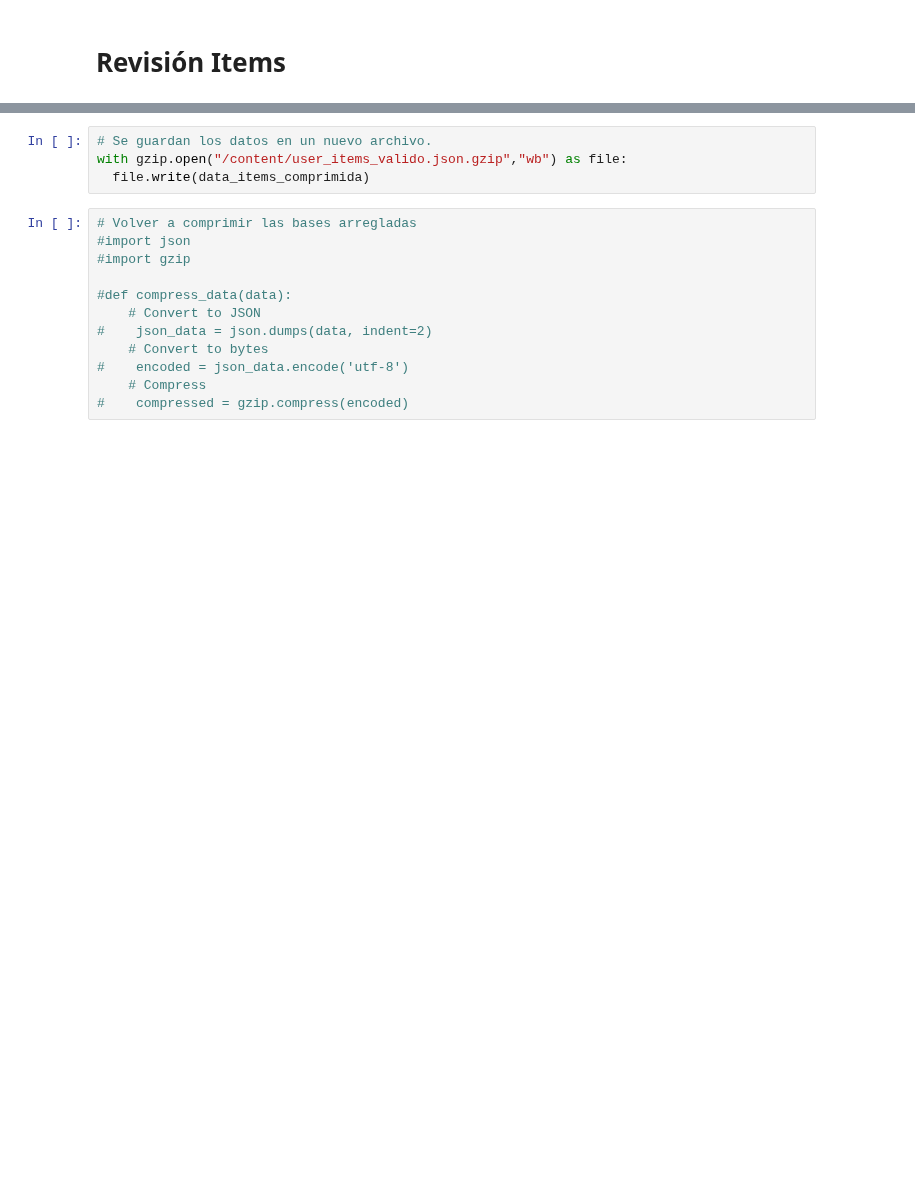
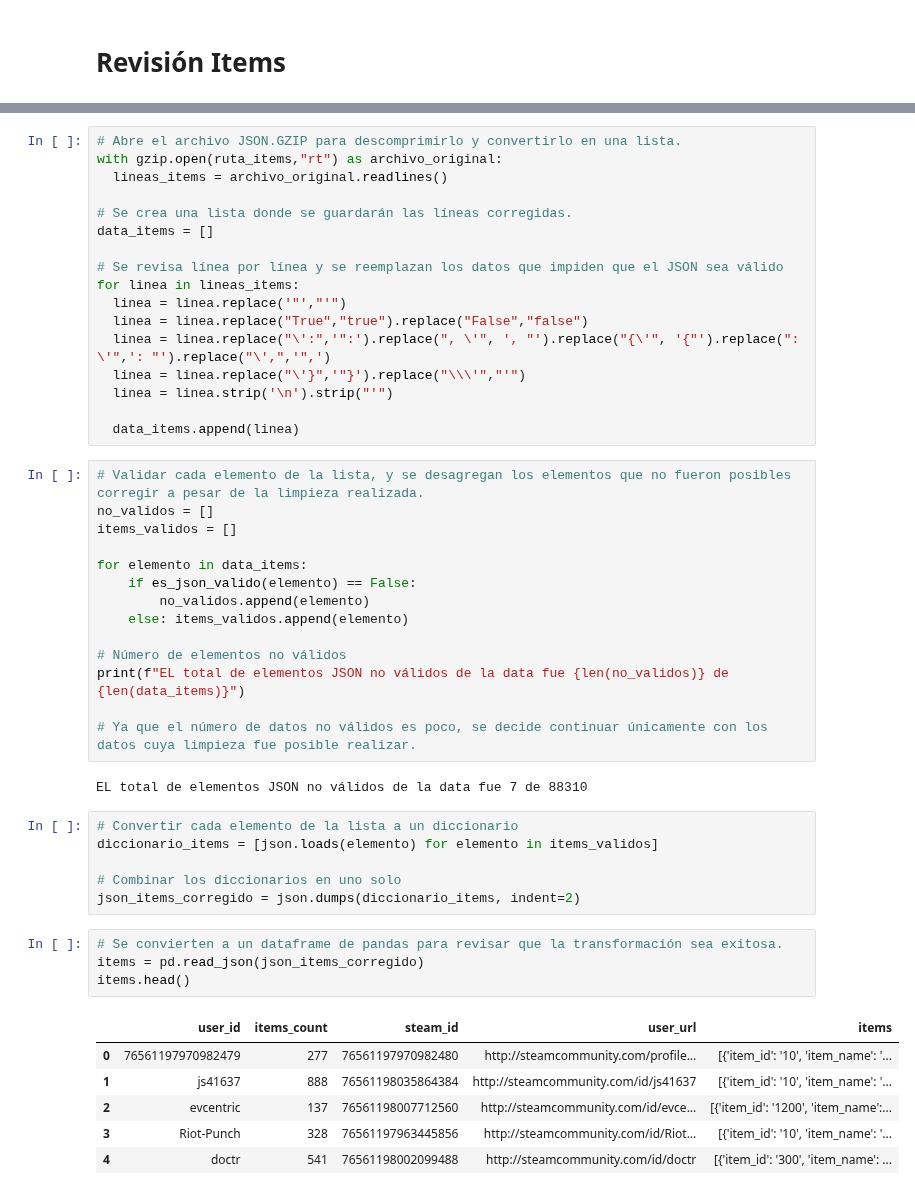
Before and after one commit to DaAnMaGi/PI_ML_OPS, a Jupyter notebook: exploracion/exploracion_inicial.ipynb, the cells around one changed output, grey strips where cells are left out. Saved outputs shown, nothing was run; the diff lists cells and outputs as text; blank space fills up the shorter version.

Commit message:
"Limpieza final para la correcta lectura de los archivos"

```diff
--- a/exploracion/exploracion_inicial.ipynb
+++ b/exploracion/exploracion_inicial.ipynb
@@ -115,16 +145,50 @@ data_items_comprimida = gzip.compress(data_items_json.encode('utf-8'))
-# %%
-# Se guardan los datos en un nuevo archivo.
-with gzip.open("/content/user_items_valido.json.gzip","wb") as file:
-  file.write(data_items_comprimida)
-# %%
-# Volver a comprimir las bases arregladas
-#import json
-#import gzip
-
-#def compress_data(data):
-    # Convert to JSON
-#    json_data = json.dumps(data, indent=2)
-    # Convert to bytes
-#    encoded = json_data.encode('utf-8')
-    # Compress
-#    compressed = gzip.compress(encoded)
+# %%
+# Abre el archivo JSON.GZIP para descomprimirlo y convertirlo en una lista.
+with gzip.open(ruta_items,"rt") as archivo_original:
+  lineas_items = archivo_original.readlines()
+
+# Se crea una lista donde se guardarán las líneas corregidas.
+data_items = []
+
+# Se revisa línea por línea y se reemplazan los datos que impiden que el JSON sea válido
+for linea in lineas_items:
+  linea = linea.replace('"',"'")
+  linea = linea.replace("True","true").replace("False","false")
+  linea = linea.replace("\':",'":').replace(", \'", ', "').replace("{\'", '{"').replace(": \'",': "').replace("\',",'",')
+  linea = linea.replace("\'}",'"}').replace("\\\'","'")
+  linea = linea.strip('\n').strip("'")
+
+  data_items.append(linea)
+# %%
+# Validar cada elemento de la lista, y se desagregan los elementos que no fueron posibles corregir a pesar de la limpieza realizada.
+no_validos = []
+items_validos = []
+
+for elemento in data_items:
+    if es_json_valido(elemento) == False:
+        no_validos.append(elemento)
+    else: items_validos.append(elemento)
+
+# Número de elementos no válidos
+print(f"EL total de elementos JSON no válidos de la data fue {len(no_validos)} de {len(data_items)}")
+
+# Ya que el número de datos no válidos es poco, se decide continuar únicamente con los datos cuya limpieza fue posible realizar.
+# %% [output]
+EL total de elementos JSON no válidos de la data fue 7 de 88310
+# %%
+# Convertir cada elemento de la lista a un diccionario
+diccionario_items = [json.loads(elemento) for elemento in items_validos]
+
+# Combinar los diccionarios en uno solo
+json_items_corregido = json.dumps(diccionario_items, indent=2)
+# %%
+# Se convierten a un dataframe de pandas para revisar que la transformación sea exitosa.
+items = pd.read_json(json_items_corregido)
+items.head()
+# %% [output]
+|  | user_id | items_count | steam_id | user_url | items |
+| 0 | 76561197970982479 | 277 | 76561197970982480 | http://steamcommunity.com/profile... | [{'item_id': '10', 'item_name': '... |
+| 1 | js41637 | 888 | 76561198035864384 | http://steamcommunity.com/id/js41637 | [{'item_id': '10', 'item_name': '... |
+| 2 | evcentric | 137 | 76561198007712560 | http://steamcommunity.com/id/evce... | [{'item_id': '1200', 'item_name':... |
+| 3 | Riot-Punch | 328 | 76561197963445856 | http://steamcommunity.com/id/Riot... | [{'item_id': '10', 'item_name': '... |
+| 4 | doctr | 541 | 76561198002099488 | http://steamcommunity.com/id/doctr | [{'item_id': '300', 'item_name': ... |
```
Also changed, not shown: parts of 23 cells of this notebook.
